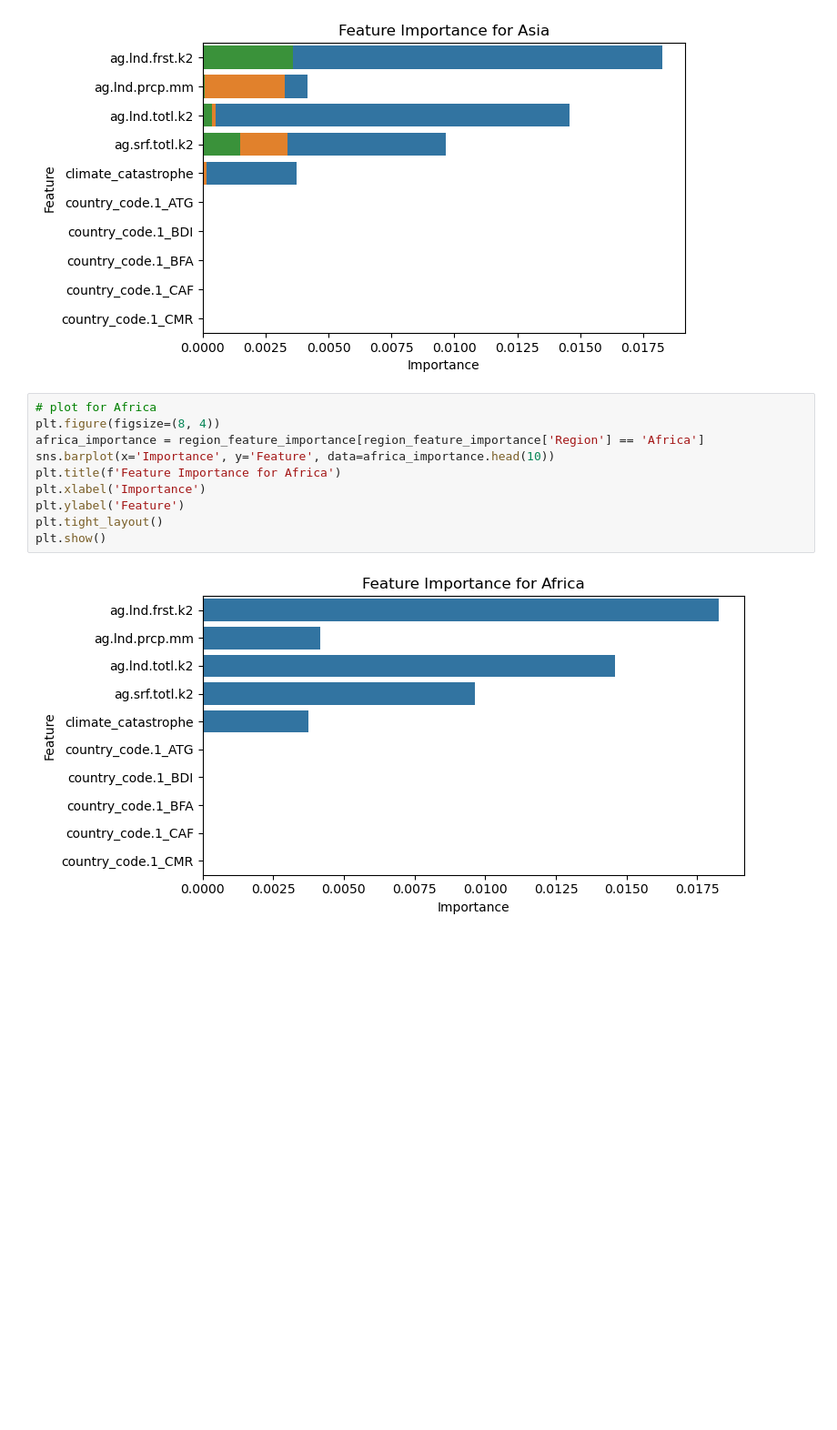
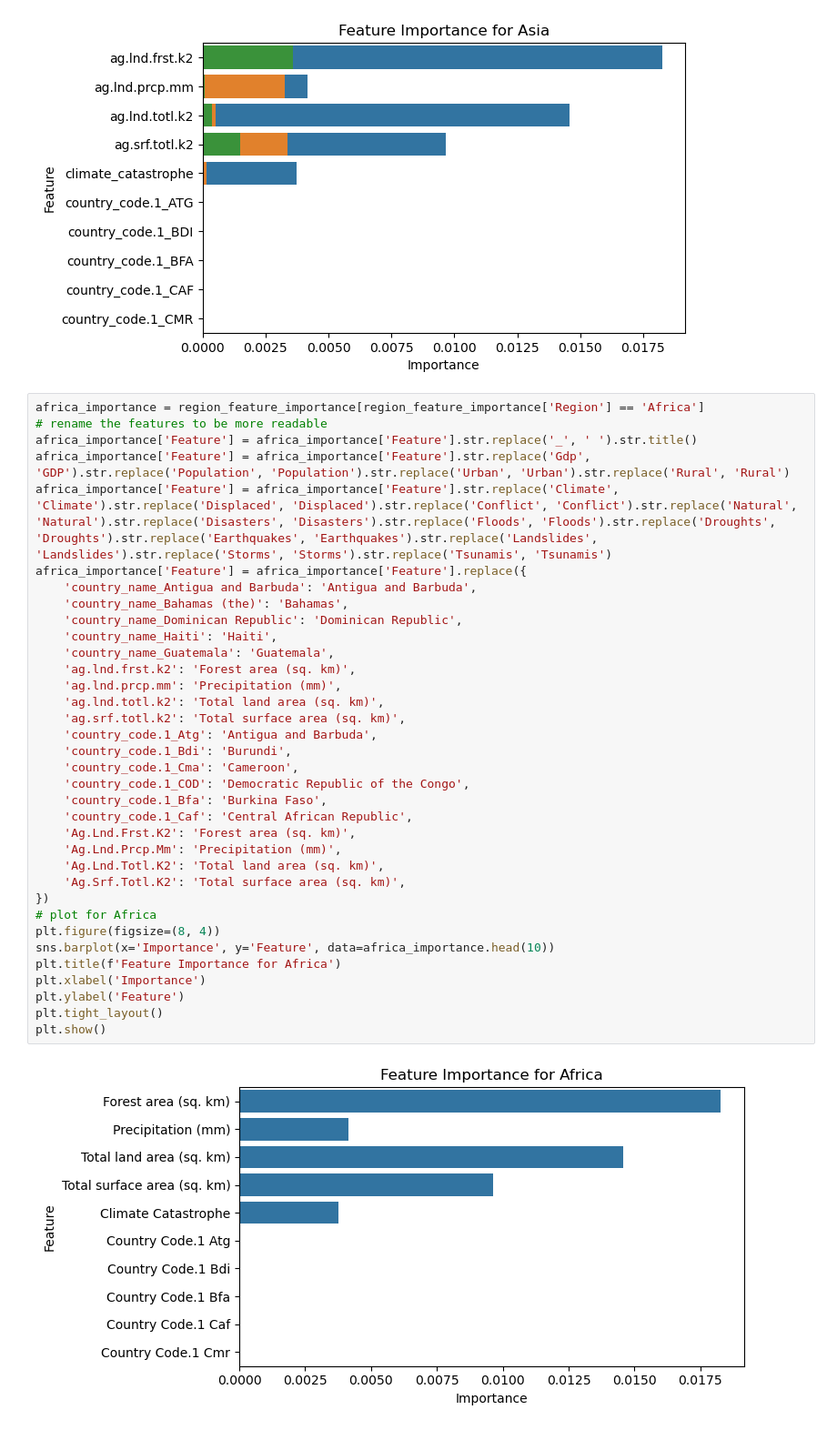
Before and after one commit to emijlop/climate-migration-project, a Jupyter notebook: 004_crossval_countries_A-H.ipynb, the cells around one changed output. Shown at 91% size. Saved outputs shown, nothing was run; the diff lists cells and outputs as text; blank space fills up the shorter version.

Commit message:
feature importance regional

```diff
--- a/004_crossval_countries_A-H.ipynb
+++ b/004_crossval_countries_A-H.ipynb
@@ -479,14 +479,39 @@ Insufficient data for Ecuador - skipping feature importance analysis
 Insufficient data for El Salvador - skipping feature importance analysis
 [figure]
 # %%
+africa_importance = region_feature_importance[region_feature_importance['Region'] == 'Africa']
+# rename the features to be more readable
+africa_importance['Feature'] = africa_importance['Feature'].str.replace('_', ' ').str.title()
+africa_importance['Feature'] = africa_importance['Feature'].str.replace('Gdp', 'GDP').str.replace('Population', 'Population').str.replace('Urban', 'Urban').str.replace('Rural', 'Rural')
+africa_importance['Feature'] = africa_importance['Feature'].str.replace('Climate', 'Climate').str.replace('Displaced', 'Displaced').str.replace('Conflict', 'Conflict').str.replace('Natural', 'Natural').str.replace('Disasters', 'Disasters').str.replace('Floods', 'Floods').str.replace('Droughts', 'Droughts').str.replace('Earthquakes', 'Earthquakes').str.replace('Landslides', 'Landslides').str.replace('Storms', 'Storms').str.replace('Tsunamis', 'Tsunamis')
+africa_importance['Feature'] = africa_importance['Feature'].replace({
+    'country_name_Antigua and Barbuda': 'Antigua and Barbuda',
+    'country_name_Bahamas (the)': 'Bahamas',
+    'country_name_Dominican Republic': 'Dominican Republic',
+    'country_name_Haiti': 'Haiti',
+    'country_name_Guatemala': 'Guatemala',
+    'ag.lnd.frst.k2': 'Forest area (sq. km)',
+    'ag.lnd.prcp.mm': 'Precipitation (mm)',
+    'ag.lnd.totl.k2': 'Total land area (sq. km)',
+    'ag.srf.totl.k2': 'Total surface area (sq. km)',
+    'country_code.1_Atg': 'Antigua and Barbuda',
+    'country_code.1_Bdi': 'Burundi',
+    'country_code.1_Cma': 'Cameroon',
+    'country_code.1_COD': 'Democratic Republic of the Congo',
+    'country_code.1_Bfa': 'Burkina Faso',
+    'country_code.1_Caf': 'Central African Republic',
+    'Ag.Lnd.Frst.K2': 'Forest area (sq. km)',
+    'Ag.Lnd.Prcp.Mm': 'Precipitation (mm)',
+    'Ag.Lnd.Totl.K2': 'Total land area (sq. km)',
+    'Ag.Srf.Totl.K2': 'Total surface area (sq. km)',
+})
 # plot for Africa
 plt.figure(figsize=(8, 4))
-africa_importance = region_feature_importance[region_feature_importance['Region'] == 'Africa']
 sns.barplot(x='Importance', y='Feature', data=africa_importance.head(10))
 plt.title(f'Feature Importance for Africa')
 plt.xlabel('Importance')
 plt.ylabel('Feature')
 plt.tight_layout()
 plt.show()
 # %% [output]
-[figure, old version]
+[figure, new version]
```
Also changed, not shown: parts of 3 cells of this notebook, 1 other file.
